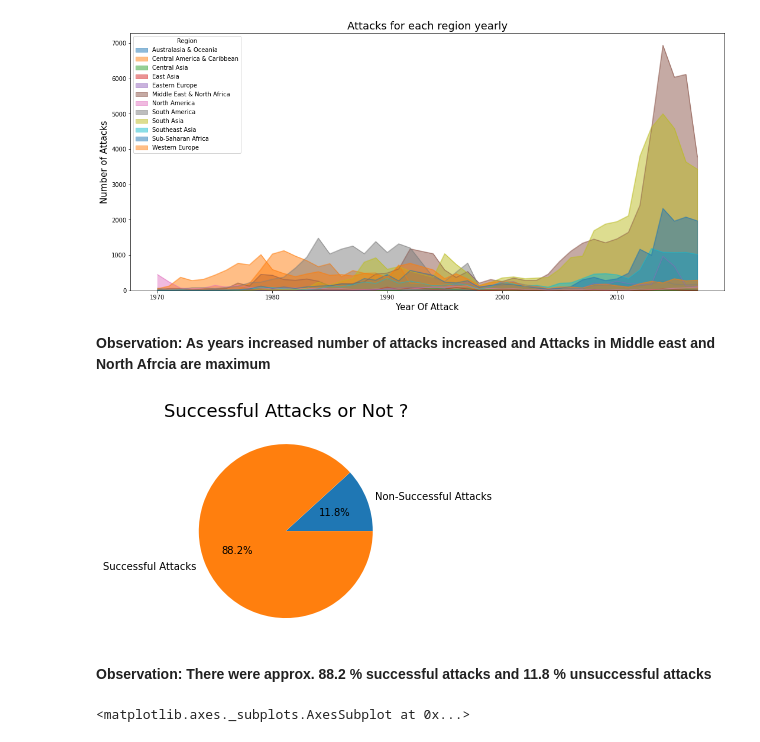
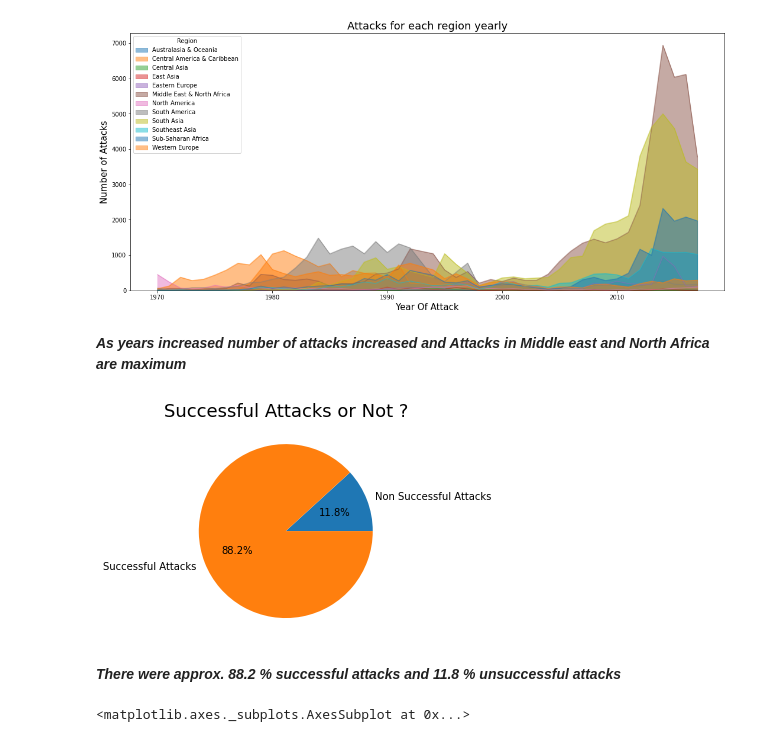
Before and after one commit to SAKSHIDHYANI/Global-Terrorism-Analysis, a Jupyter notebook: Global_Terrorism_Analysis.ipynb, the cells around one changed output. Cells and saved outputs as stored; diff of their text form; code cells hidden in the pictures.

```diff
--- a/Global_Terrorism_Analysis.ipynb
+++ b/Global_Terrorism_Analysis.ipynb
@@ -353,21 +353,20 @@ plt.show()
 # %% [output]
 [figure]
 # %% [markdown]
-**Observation: As years increased number of attacks increased and Attacks in Middle east and North Afrcia are maximum**
+***As years increased number of attacks increased and Attacks in Middle east and North Africa are maximum***
 # %%
 #Checking that how many terrorrist attacks were successful
 
 %matplotlib inline
 output_data = grouped_data('Successful Attack',GTD_data).to_frame()
-my_labels = ["Non-Successful Attacks ","Successful Attacks"]
+my_labels = ["Non Successful Attacks ","Successful Attacks"]
 plt.pie(output_data['Successful Attack'],labels=my_labels,autopct='%.1f%%')
-
 plt.title("Successful Attacks or Not ?",fontsize = 18)
 plt.show()
 # %% [output]
-[figure, old version]
+[figure, new version]
 # %% [markdown]
-**Observation: There were approx. 88.2 % successful attacks and 11.8 % unsuccessful attacks**
+***There were approx. 88.2 % successful attacks and 11.8 % unsuccessful attacks***
 # %%
 # Checking the number of attacks for each attack type category
 
```
Also changed, not shown: parts of 68 cells of this notebook.
